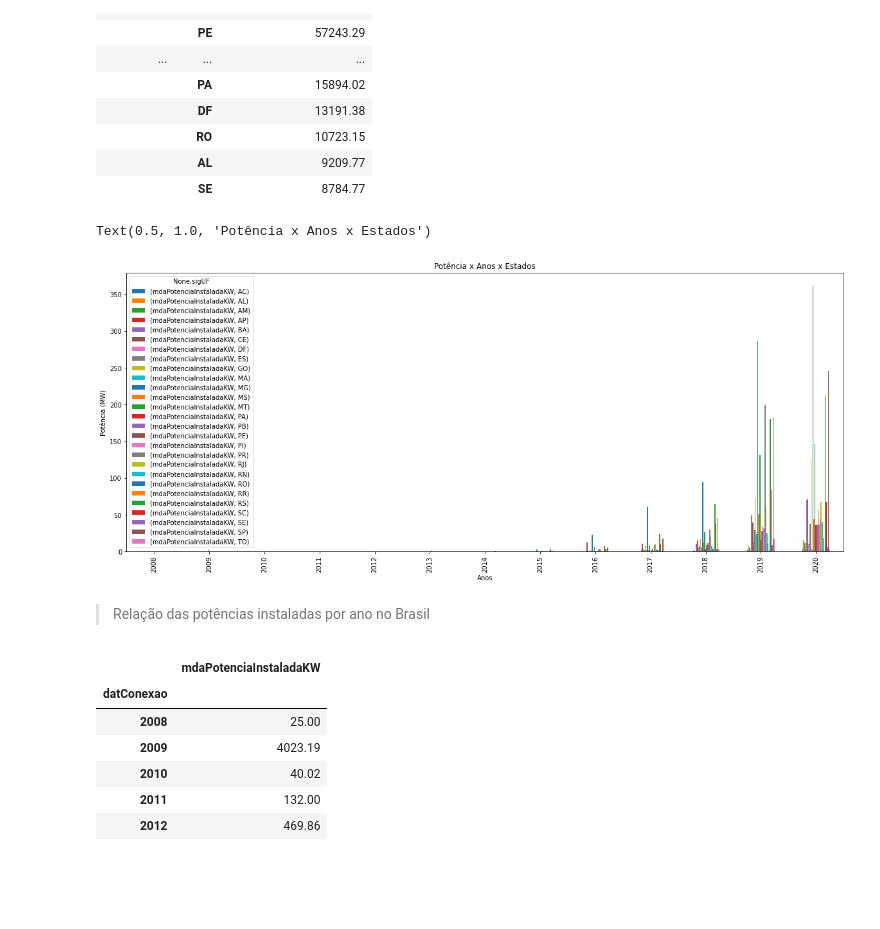
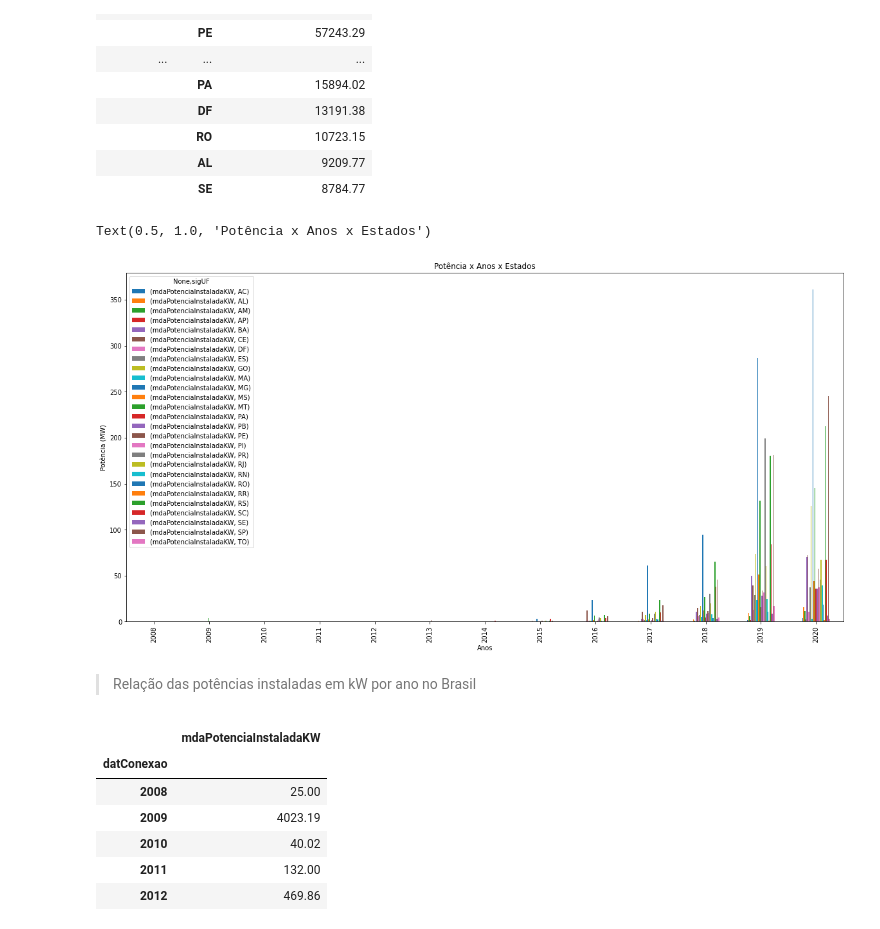
Before and after one commit to dennisferreira1/Curso_VisualizacaoDeDados-Python, a Jupyter notebook: Curso_PythonParaVisualizacaoAnaliseDeDados.ipynb, the cells around one changed output. Saved outputs shown, nothing was run; the diff lists cells and outputs as text; code cells hidden in the pictures; blank space fills up the shorter version.

```diff
--- a/Curso_PythonParaVisualizacaoAnaliseDeDados.ipynb
+++ b/Curso_PythonParaVisualizacaoAnaliseDeDados.ipynb
@@ -200,20 +216,20 @@ potencia_instalada_estados_por_ano.groupby(['datConexao', 'sigUF']).sum().sort_v
 |  | AL | 9209.77 |
 |  | SE | 8784.77 |
 # %%
-# gráfico
+# gráfico - Potência x Anos x Estados
 potencia_instalada_estados_por_ano_MW= potencia_instalada_estados_por_ano
-potencia_instalada_estados_por_ano_MW['mdaPotenciaInstaladaKW']= [pot/1000 for pot in potencia_instalada_estados_por_ano_MW['mdaPotenciaInstaladaKW']]
+potencia_instalada_estados_por_ano_MW['mdaPotenciaInstaladaKW']= [pot/1000 for pot in potencia_instalada_estados_por_ano_MW['mdaPotenciaInstaladaKW']] # alterando a coluna mdaPotenciaInstaladaKW para MW
 ax= potencia_instalada_estados_por_ano_MW.groupby(['datConexao', 'sigUF']).sum()\
                                   .sort_values(by=['datConexao', 'mdaPotenciaInstaladaKW'], ascending=False)\
-                                  .unstack().plot(figsize=(20,8), kind='bar')
+                                  .unstack().plot(figsize=(20,10), kind='bar')
 ax.set_xlabel('Anos')
 ax.set_ylabel('Potência (MW)')
 ax.set_title('Potência x Anos x Estados')
 # %% [output]
 Text(0.5, 1.0, 'Potência x Anos x Estados')
-[figure, old version]
+[figure, new version]
 # %% [markdown]
-> Relação das potências instaladas por ano no Brasil
+> Relação das potências instaladas em kW por ano no Brasil
 # %%
 # filtrando pelos datas de conexão e potência instalada.
 potencia_instalada_por_ano= df_geracao_distribuida_brasil.filter(['datConexao','mdaPotenciaInstaladaKW'])
```
Also changed, not shown: parts of 18 cells of this notebook.
